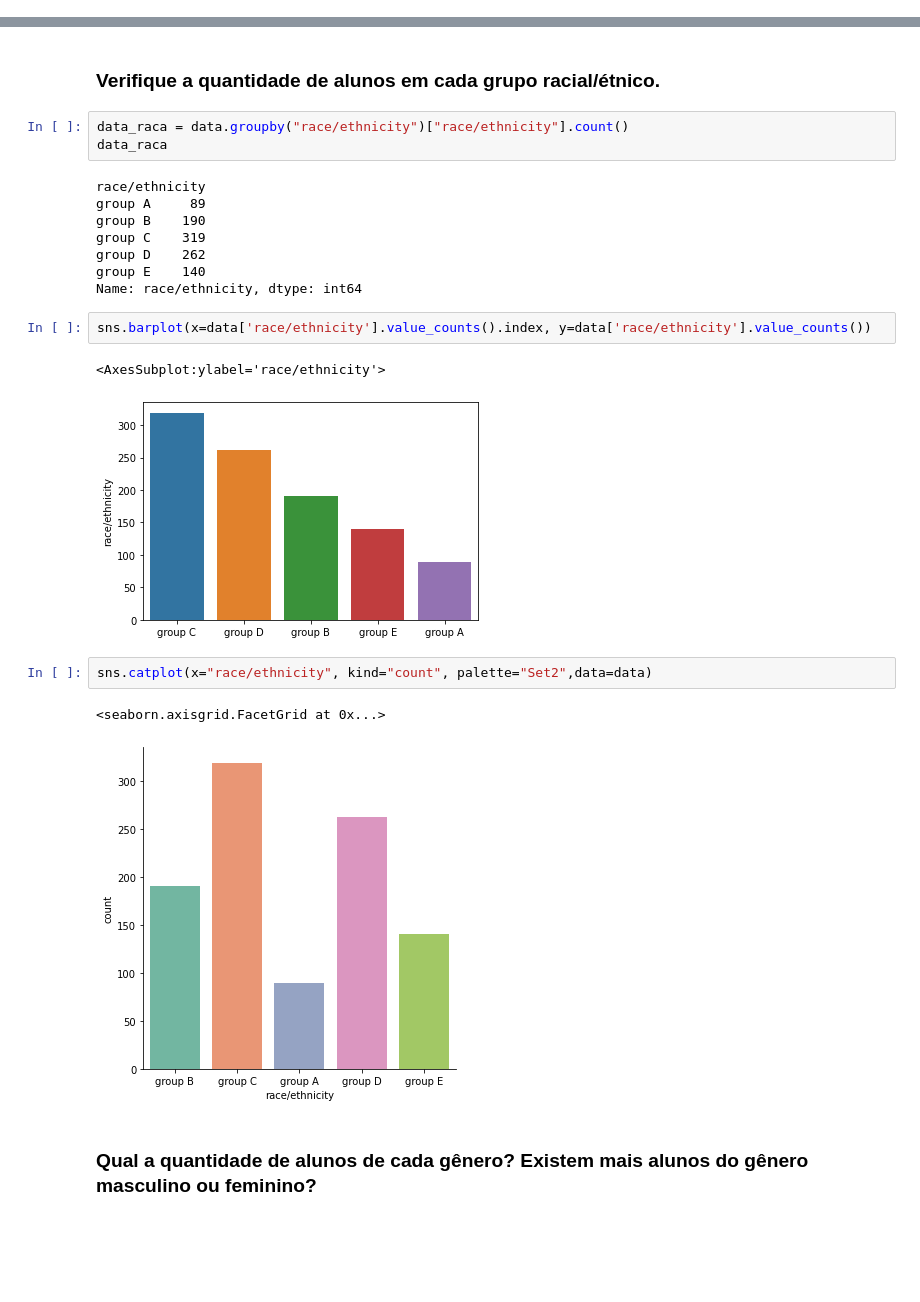
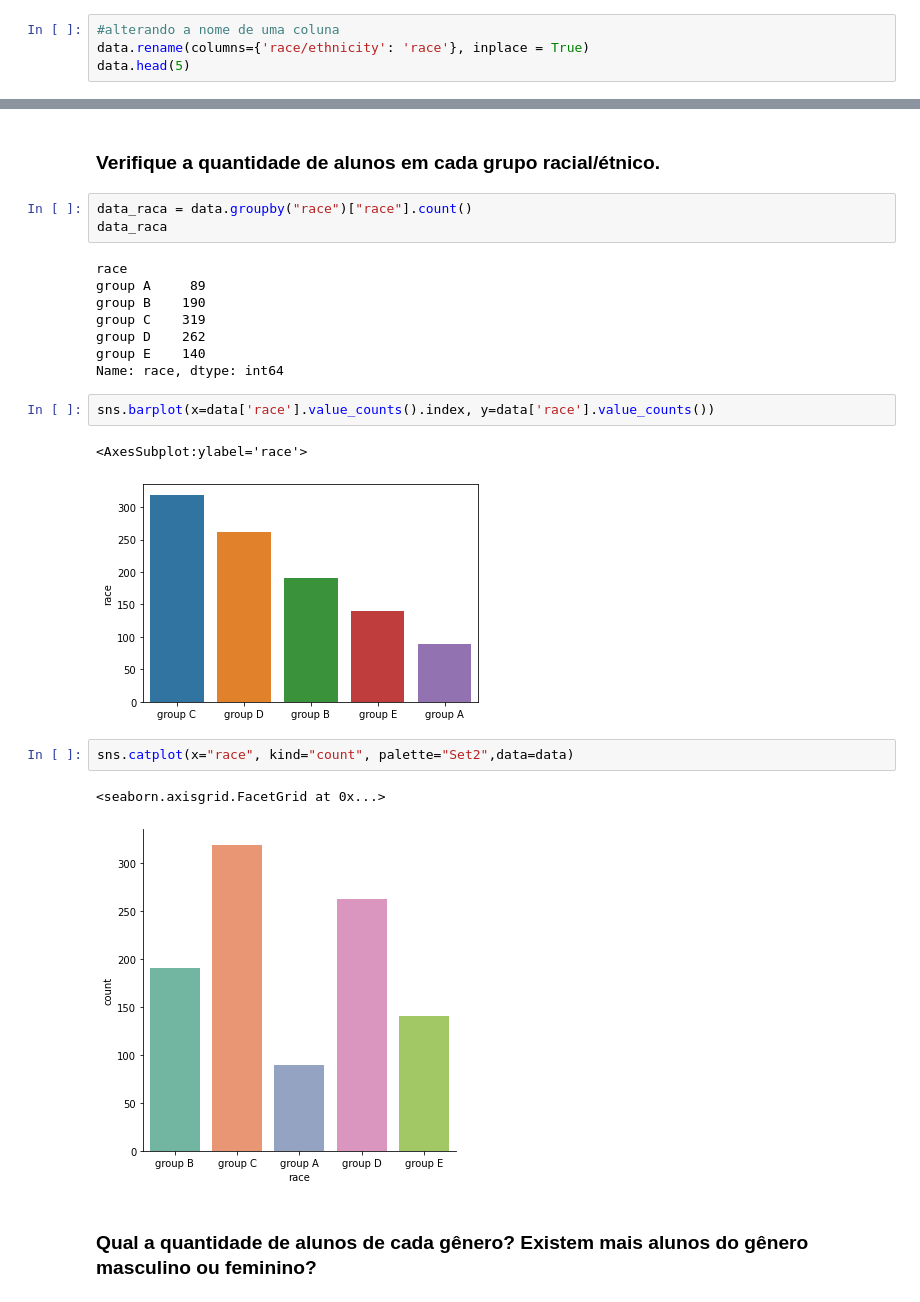
Before and after one commit to NahLima/python-para-analise-dados, a Jupyter notebook: Estatistica/Challenge-01.ipynb, the cells around one changed output, grey strips where cells are left out. Saved outputs shown, nothing was run; the diff lists cells and outputs as text; blank space fills up the shorter version.

```diff
--- a/Estatistica/Challenge-01.ipynb
+++ b/Estatistica/Challenge-01.ipynb
@@ -86,3 +86,7 @@ data.head(5)
 # qualitativas = gender, race, lunch
 # %% [markdown]
 ### Alguma variável precisa ser alterada ou criada? Faça as alterações que julgar necessária.
+# %%
+#alterando a nome de uma coluna
+data.rename(columns={'race/ethnicity': 'race'}, inplace = True)
+data.head(5)
@@ -89,26 +100,26 @@ data.head(5)
 # %% [markdown]
 ### Verifique a quantidade de alunos em cada grupo racial/étnico.
 # %%
-data_raca = data.groupby("race/ethnicity")["race/ethnicity"].count()
+data_raca = data.groupby("race")["race"].count()
 data_raca
 # %% [output]
-race/ethnicity
+race
 group A     89
 group B    190
 group C    319
 group D    262
 group E    140
-Name: race/ethnicity, dtype: int64
+Name: race, dtype: int64
 # %%
-sns.barplot(x=data['race/ethnicity'].value_counts().index, y=data['race/ethnicity'].value_counts())
+sns.barplot(x=data['race'].value_counts().index, y=data['race'].value_counts())
 # %% [output]
-<AxesSubplot:ylabel='race/ethnicity'>
+<AxesSubplot:ylabel='race'>
-[figure, old version]
+[figure, new version]
 # %%
-sns.catplot(x="race/ethnicity", kind="count", palette="Set2",data=data)
+sns.catplot(x="race", kind="count", palette="Set2",data=data)
 # %% [output]
 <seaborn.axisgrid.FacetGrid at 0x...>
-[figure, old version]
+[figure, new version]
 # %% [markdown]
 ### Qual a quantidade de alunos de cada gênero? Existem mais alunos do gênero masculino ou feminino?
 # %%
```
Also changed, not shown: parts of 3 cells of this notebook, 5 other files.
